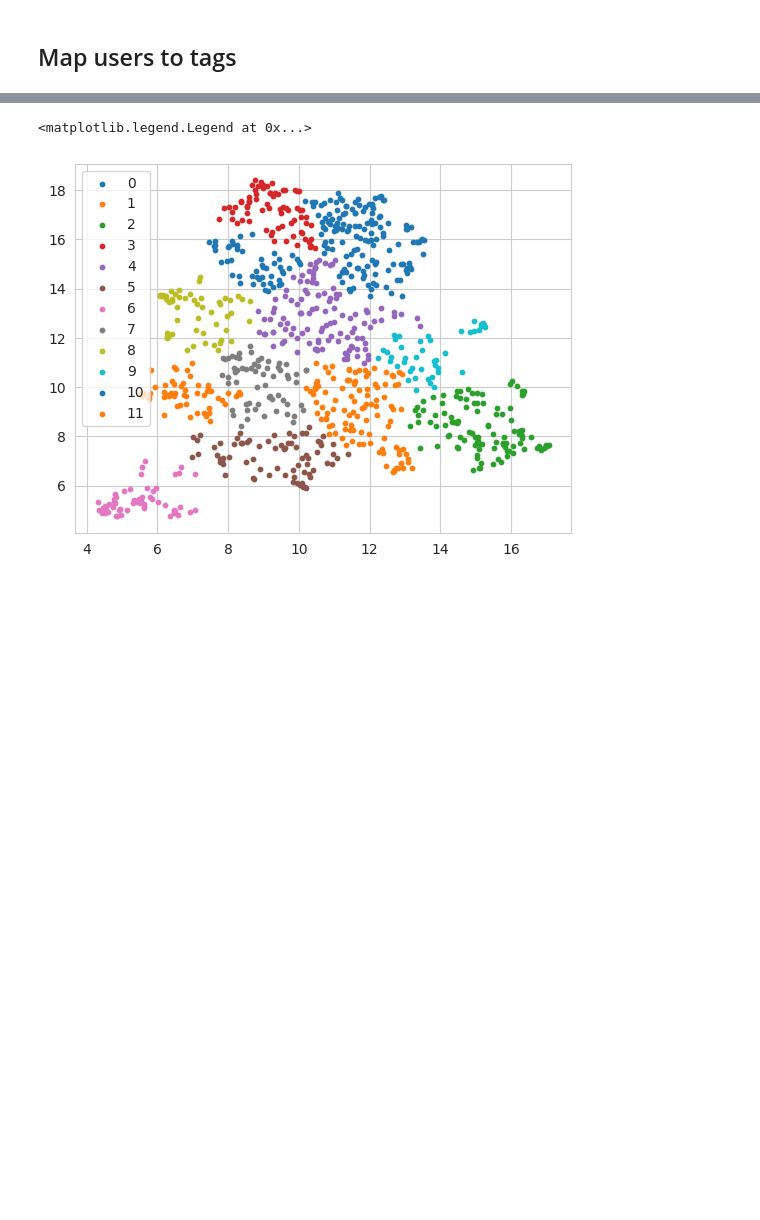
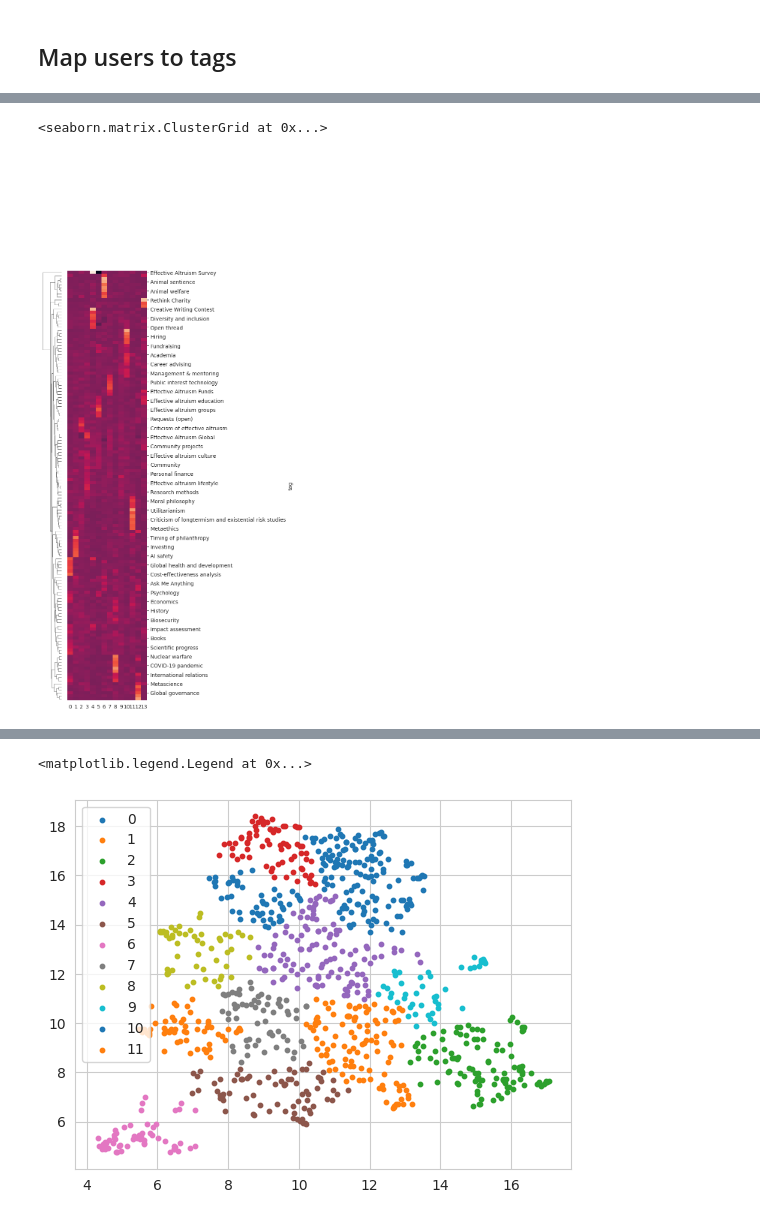
Before and after one commit to seads-org/ea-forum-experiments, a Jupyter notebook: notebooks/analysis/user_overview.ipynb, the cells around one changed output, grey strips where cells are left out. Cells and saved outputs as stored; diff of their text form; code cells hidden in the pictures; blank space fills up the shorter version.

```diff
--- a/notebooks/analysis/user_overview.ipynb
+++ b/notebooks/analysis/user_overview.ipynb
@@ -278,0 +293,12 @@ plt.title('Number of posts per user'); plt.xlabel('log10(posts)'); plt.ylabel('N
+# %%
+p_mat_agg = (tags_per_user.T / tags_per_user.sum(axis=1)).T.groupby(clusts_users).mean()
+p_mat_agg = (p_mat_agg / p_mat_agg.sum()).T
+cmap = sns.clustermap(
+    p_mat_agg, figsize=(7,15), cbar_pos=None, #method='ward',
+    col_cluster=False, metric='cityblock'
+);
+plt.tight_layout()
+cmap
+# %% [output]
+<seaborn.matrix.ClusterGrid at 0x...>
+[figure, added]
```
Also changed, not shown: parts of 34 cells of this notebook, 5 other files.
